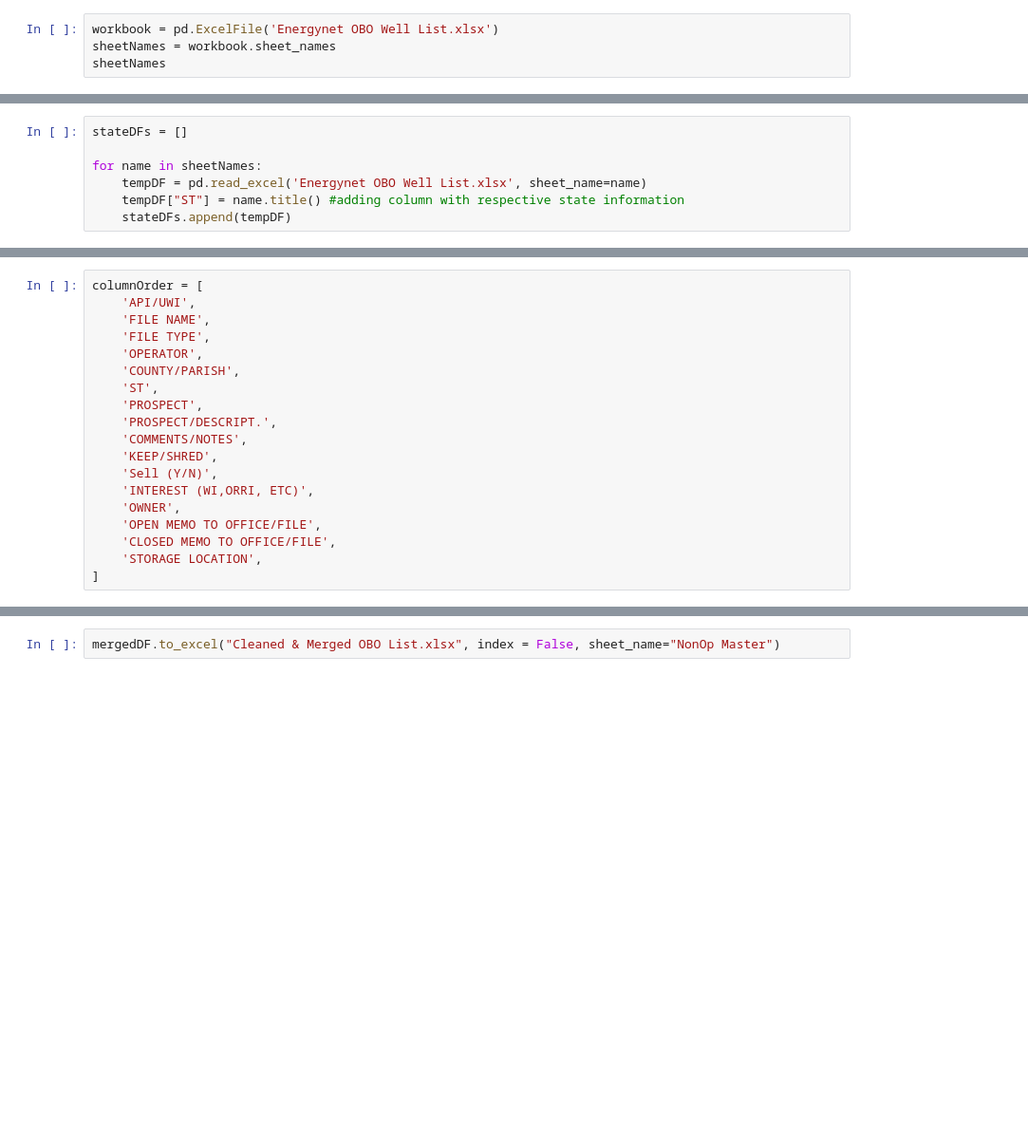
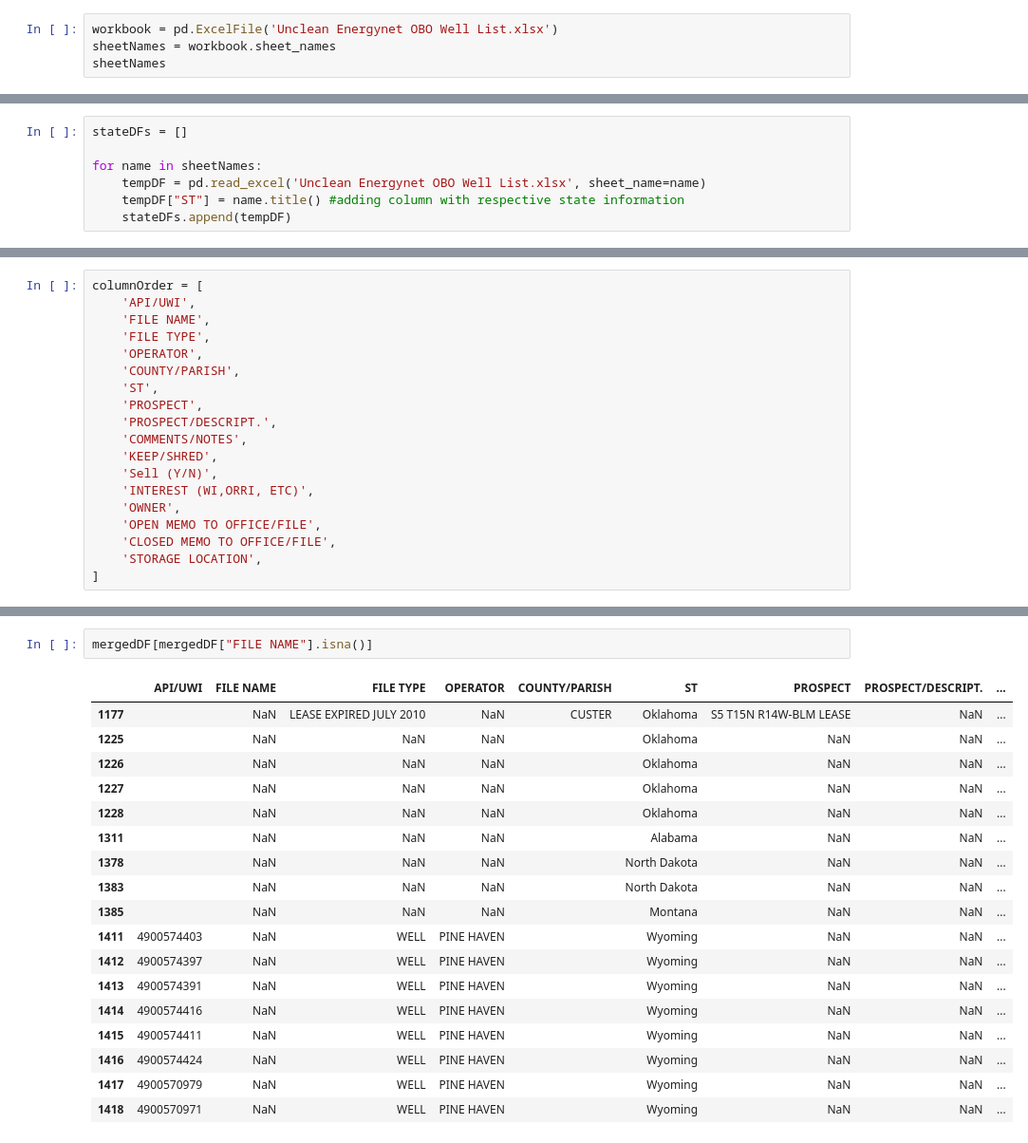
Before and after one commit to mishaun/Magnum-Producing-Operated-Properties-Data-Clean, a Jupyter notebook: Magnum NonOp Data/NonOp Data Cleaning Script.ipynb, the cells around one changed output, grey strips where cells are left out. Shown: that part at 95% size. Saved outputs shown, nothing was run; the diff lists cells and outputs as text; blank space fills up the shorter version.

```diff
--- a/Magnum NonOp Data/NonOp Data Cleaning Script.ipynb
+++ b/Magnum NonOp Data/NonOp Data Cleaning Script.ipynb
@@ -18,7 +18,7 @@ pd.set_option('precision', 2)
 # %% [markdown]
 ## Read In Data
 # %%
-workbook = pd.ExcelFile('Energynet OBO Well List.xlsx')
+workbook = pd.ExcelFile('Unclean Energynet OBO Well List.xlsx')
 sheetNames = workbook.sheet_names
 sheetNames
 # %% [output]
@@ -68,7 +68,7 @@ sheetNames
 stateDFs = []
 
 for name in sheetNames:
-    tempDF = pd.read_excel('Energynet OBO Well List.xlsx', sheet_name=name)
+    tempDF = pd.read_excel('Unclean Energynet OBO Well List.xlsx', sheet_name=name)
     tempDF["ST"] = name.title() #adding column with respective state information
     stateDFs.append(tempDF)
 # %%
@@ -427,5 +428,24 @@ mergedDF.head()
 | 2 |  | HENSON GU #3H | ORRI | ABRAXAS | DEWITT | Texas | NaN | NaN | ... |
 | 3 | 4208932360 | LUCKETT #1 | LAND / WELL / LOG | ACOCK-ANAQUA (Current Operator: M... | COLORADO | Texas | NaN | NaN | ... |
 | 4 | 4224532445 | PETKOVSEK, LOLIA. ET AL #1 | WELL | ALEGRE ENERGY (Current Op: S&S) | JEFFERSON | Texas | NaN | NaN | ... |
-# %%
-mergedDF.to_excel("Cleaned & Merged OBO List.xlsx", index = False, sheet_name="NonOp Master")
+# %%
+mergedDF[mergedDF["FILE NAME"].isna()]
+# %% [output]
+|  | API/UWI | FILE NAME | FILE TYPE | OPERATOR | COUNTY/PARISH | ST | PROSPECT | PROSPECT/DESCRIPT. | ... |
+| 1177 |  | NaN | LEASE EXPIRED JULY 2010 | NaN | CUSTER | Oklahoma | S5 T15N R14W-BLM LEASE | NaN | ... |
+| 1225 |  | NaN | NaN | NaN |  | Oklahoma | NaN | NaN | ... |
+| 1226 |  | NaN | NaN | NaN |  | Oklahoma | NaN | NaN | ... |
+| 1227 |  | NaN | NaN | NaN |  | Oklahoma | NaN | NaN | ... |
+| 1228 |  | NaN | NaN | NaN |  | Oklahoma | NaN | NaN | ... |
+| 1311 |  | NaN | NaN | NaN |  | Alabama | NaN | NaN | ... |
+| 1378 |  | NaN | NaN | NaN |  | North Dakota | NaN | NaN | ... |
+| 1383 |  | NaN | NaN | NaN |  | North Dakota | NaN | NaN | ... |
+| 1385 |  | NaN | NaN | NaN |  | Montana | NaN | NaN | ... |
+| 1411 | 4900574403 | NaN | WELL | PINE HAVEN |  | Wyoming | NaN | NaN | ... |
+| 1412 | 4900574397 | NaN | WELL | PINE HAVEN |  | Wyoming | NaN | NaN | ... |
+| 1413 | 4900574391 | NaN | WELL | PINE HAVEN |  | Wyoming | NaN | NaN | ... |
+| 1414 | 4900574416 | NaN | WELL | PINE HAVEN |  | Wyoming | NaN | NaN | ... |
+| 1415 | 4900574411 | NaN | WELL | PINE HAVEN |  | Wyoming | NaN | NaN | ... |
+| 1416 | 4900574424 | NaN | WELL | PINE HAVEN |  | Wyoming | NaN | NaN | ... |
+| 1417 | 4900570979 | NaN | WELL | PINE HAVEN |  | Wyoming | NaN | NaN | ... |
+| 1418 | 4900570971 | NaN | WELL | PINE HAVEN |  | Wyoming | NaN | NaN | ... |
```
Also changed, not shown: parts of 2 cells of this notebook, 23 other files.
